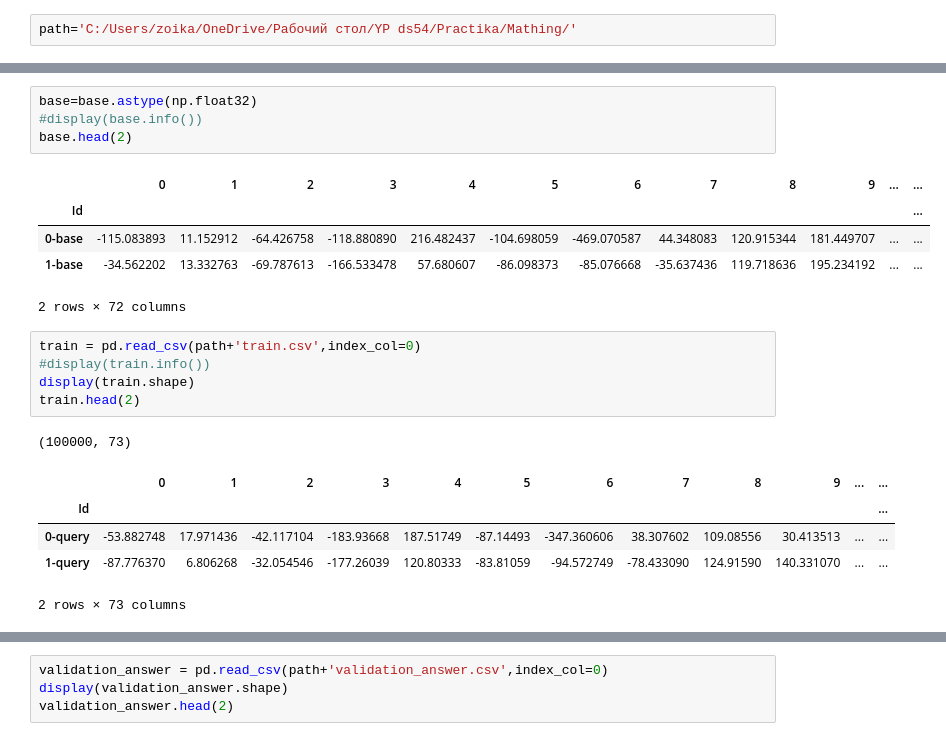
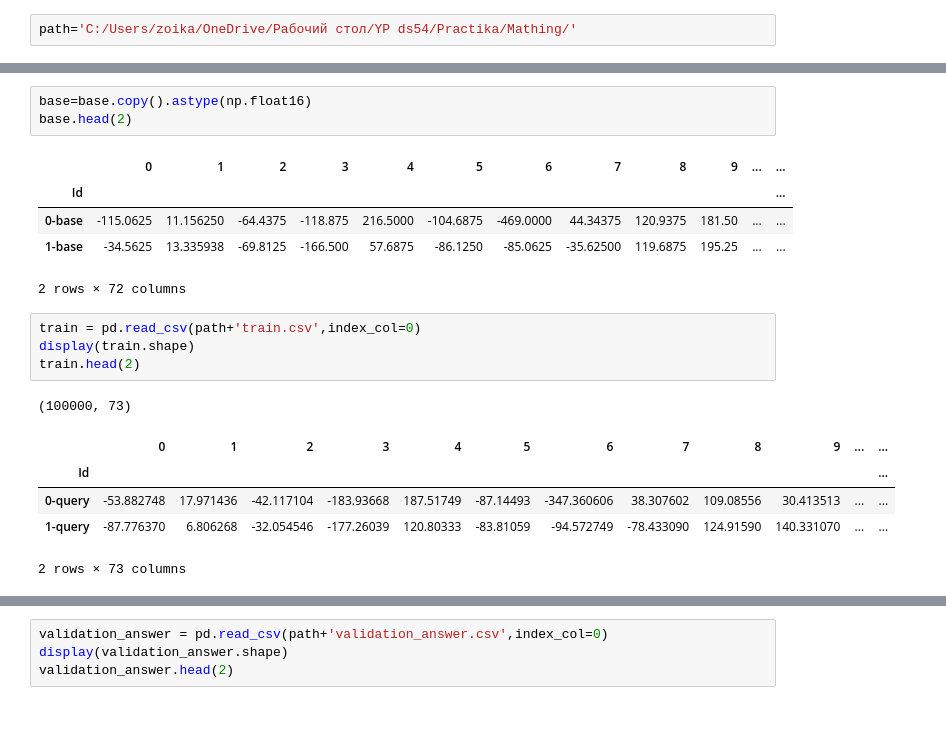
Before and after one commit to EkaterinaIII/Matching, a Jupyter notebook: Matching_market.ipynb, the cells around one changed output, grey strips where cells are left out. Drawn from its saved outputs; the diff is of its cells as text.

```diff
--- a/Matching_market.ipynb
+++ b/Matching_market.ipynb
@@ -69,16 +55,14 @@ None
 # %%
-base=base.astype(np.float32)
-#display(base.info())
+base=base.copy().astype(np.float16)
 base.head(2)
 # %% [output]
 |  | 0 | 1 | 2 | 3 | 4 | 5 | 6 | 7 | 8 | 9 | ... | ... |
 | Id |  |  |  |  |  |  |  |  |  |  |  | ... |
-| 0-base | -115.083893 | 11.152912 | -64.426758 | -118.880890 | 216.482437 | -104.698059 | -469.070587 | 44.348083 | 120.915344 | 181.449707 | ... | ... |
-| 1-base | -34.562202 | 13.332763 | -69.787613 | -166.533478 | 57.680607 | -86.098373 | -85.076668 | -35.637436 | 119.718636 | 195.234192 | ... | ... |
+| 0-base | -115.0625 | 11.156250 | -64.4375 | -118.875 | 216.5000 | -104.6875 | -469.0000 | 44.34375 | 120.9375 | 181.50 | ... | ... |
+| 1-base | -34.5625 | 13.335938 | -69.8125 | -166.500 | 57.6875 | -86.1250 | -85.0625 | -35.62500 | 119.6875 | 195.25 | ... | ... |
 2 rows × 72 columns
 # %%
 train = pd.read_csv(path+'train.csv',index_col=0)
-#display(train.info())
 display(train.shape)
 train.head(2)
 # %% [output]
```
Also changed, not shown: parts of 54 cells of this notebook, 1 other file.
